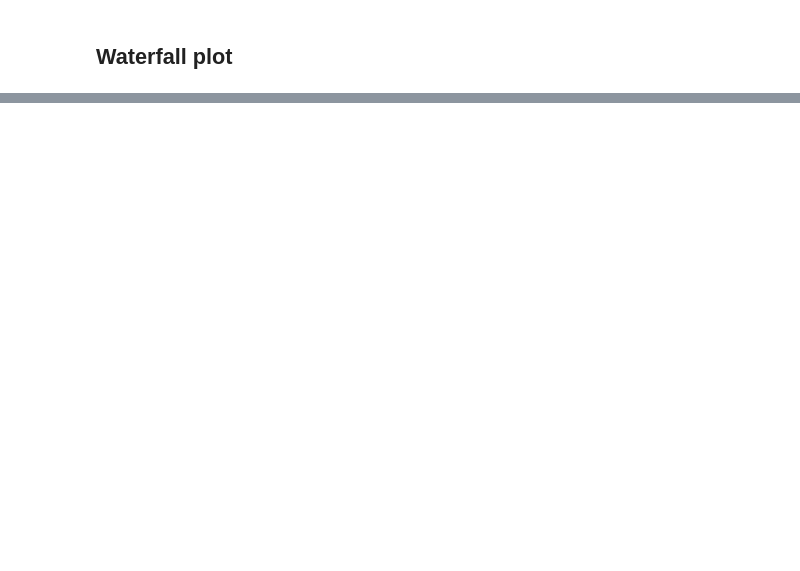
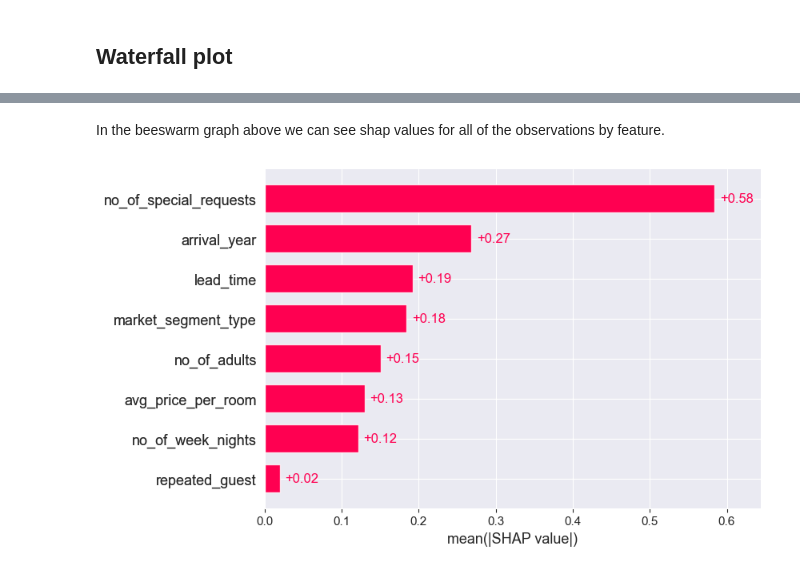
Before and after one commit to dajja-blip/data_science2_task2, a Jupyter notebook: Task1.ipynb, the cells around one changed output, grey strips where cells are left out. Drawn from its saved outputs; the diff is of its cells as text; code cells hidden in the pictures; blank space fills up the shorter version.

```diff
--- a/Task1.ipynb
+++ b/Task1.ipynb
@@ -804,0 +778,6 @@ The shap value by each feature represents the addition in the log odds.
+# %% [markdown]
+In the beeswarm graph above we can see shap values for all of the observations by feature.
+# %%
+shap.plots.bar(shap_values)
+# %% [output]
+[figure, added]
```
Also changed, not shown: parts of 33 cells of this notebook.
